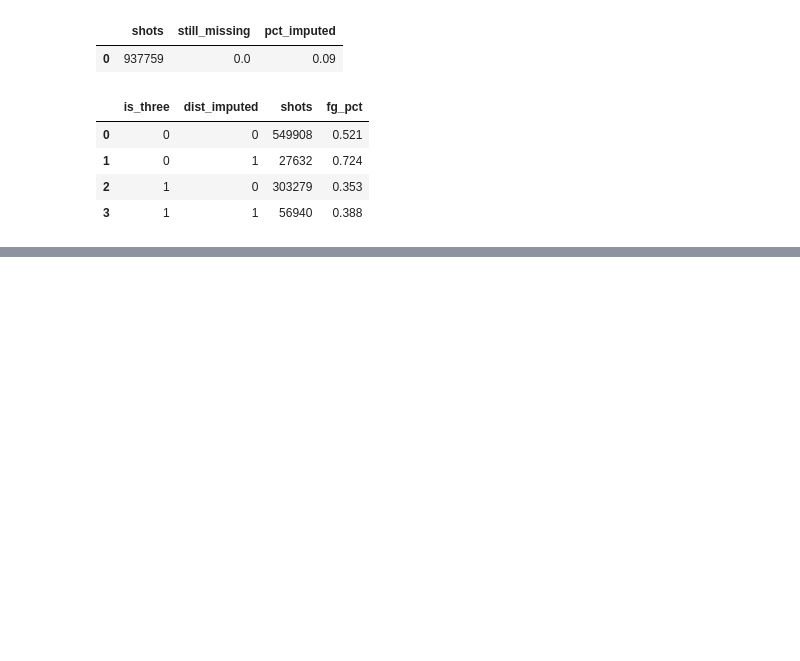
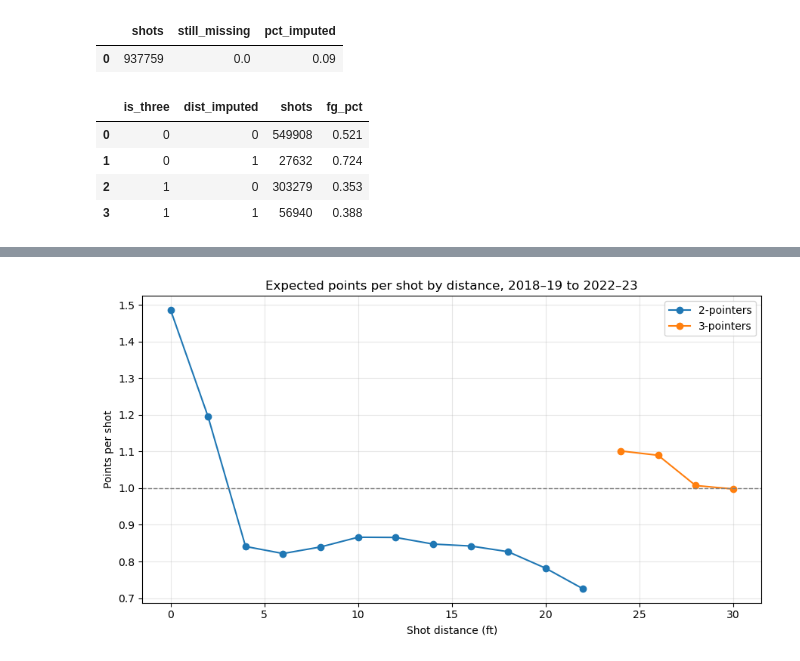
Before and after one commit to marcowarma/NBA-Shot-Quality, a Jupyter notebook: notebooks/01_explore.ipynb, the cells around one changed output, grey strips where cells are left out. Cells and saved outputs as stored; diff of their text form; code cells hidden in the pictures; blank space fills up the shorter version.

```diff
--- a/notebooks/01_explore.ipynb
+++ b/notebooks/01_explore.ipynb
@@ -282,0 +339,28 @@ ORDER BY is_three, dist_imputed
+# %%
+pps = con.sql("""
+SELECT FLOOR(dist / 2) * 2                          AS dist_bucket,
+       is_three,
+       COUNT(*)                                     AS shots,
+       AVG(made) * CASE WHEN is_three = 1 THEN 3 ELSE 2 END AS pts_per_shot
+FROM shots_clean
+WHERE dist <= 30
+GROUP BY dist_bucket, is_three
+HAVING COUNT(*) >= 500
+ORDER BY dist_bucket
+""").df()
+
+fig, ax = plt.subplots(figsize=(9, 5))
+for flag, label in [(0, '2-pointers'), (1, '3-pointers')]:
+    d = pps[pps['is_three'] == flag]
+    ax.plot(d['dist_bucket'], d['pts_per_shot'], marker='o', label=label)
+ax.axhline(1.0, linestyle='--', color='gray', linewidth=1)
+ax.set_xlabel('Shot distance (ft)')
+ax.set_ylabel('Points per shot')
+ax.set_title('Expected points per shot by distance, 2018–19 to 2022–23')
+ax.legend()
+ax.grid(alpha=0.3)
+plt.tight_layout()
+plt.savefig('../figures/points_per_shot_by_distance.png', dpi=200)
+plt.show()
+# %% [output]
+[figure, added]
```
Also changed, not shown: parts of 3 cells of this notebook, 4 other files.
